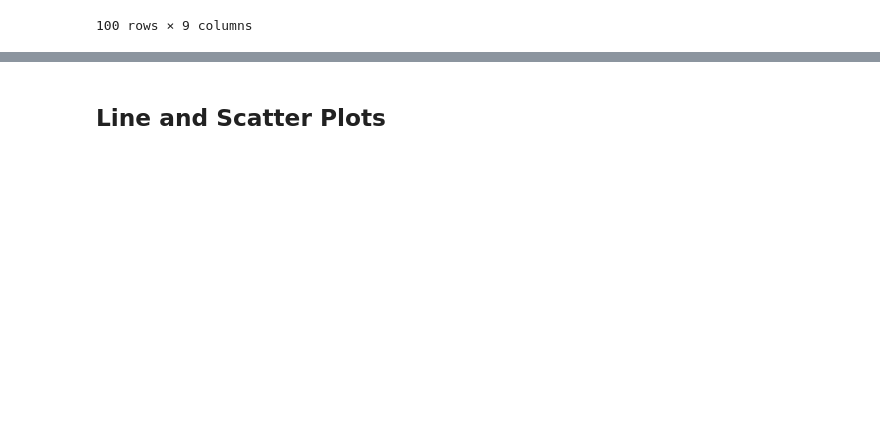
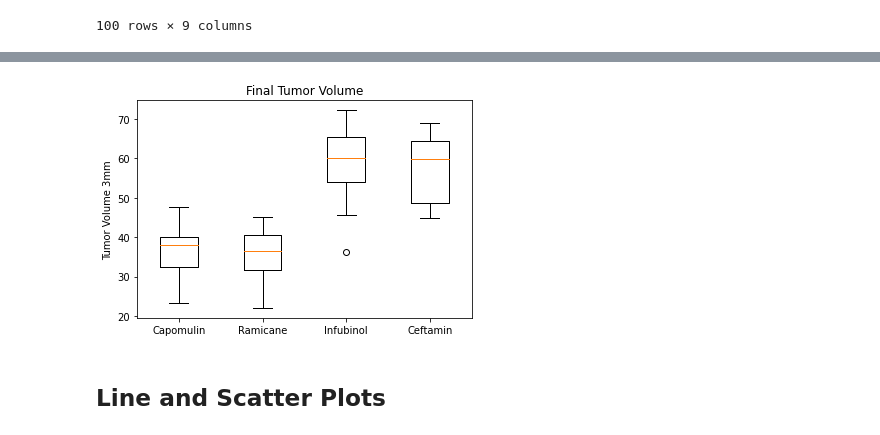
Before and after one commit to Krhullsiek/matplotlib-challenge, a Jupyter notebook: Pymaceuticals/pymaceuticals_starter.ipynb, the cells around one changed output, grey strips where cells are left out. Saved outputs shown, nothing was run; the diff lists cells and outputs as text; code cells hidden in the pictures; blank space fills up the shorter version.

```diff
--- a/Pymaceuticals/pymaceuticals_starter.ipynb
+++ b/Pymaceuticals/pymaceuticals_starter.ipynb
@@ -291,4 +385,13 @@ tum_vol_data = []
 # %%
 # Generate a box plot of the final tumor volume of each mouse across four regimens of interest
+
+regimens = [cap, ram, inf, cef]
+fig1, ax1 = plt.subplots()
+ax1.set_title('Final Tumor Volume')
+ax1.set_ylabel('Tumor Volume 3mm')
+ax1.boxplot(regimens, labels=four_reg_list)
+plt.show()
+# %% [output]
+[figure, added]
 # %% [markdown]
 ## Line and Scatter Plots
```
Also changed, not shown: parts of 9 cells of this notebook.
